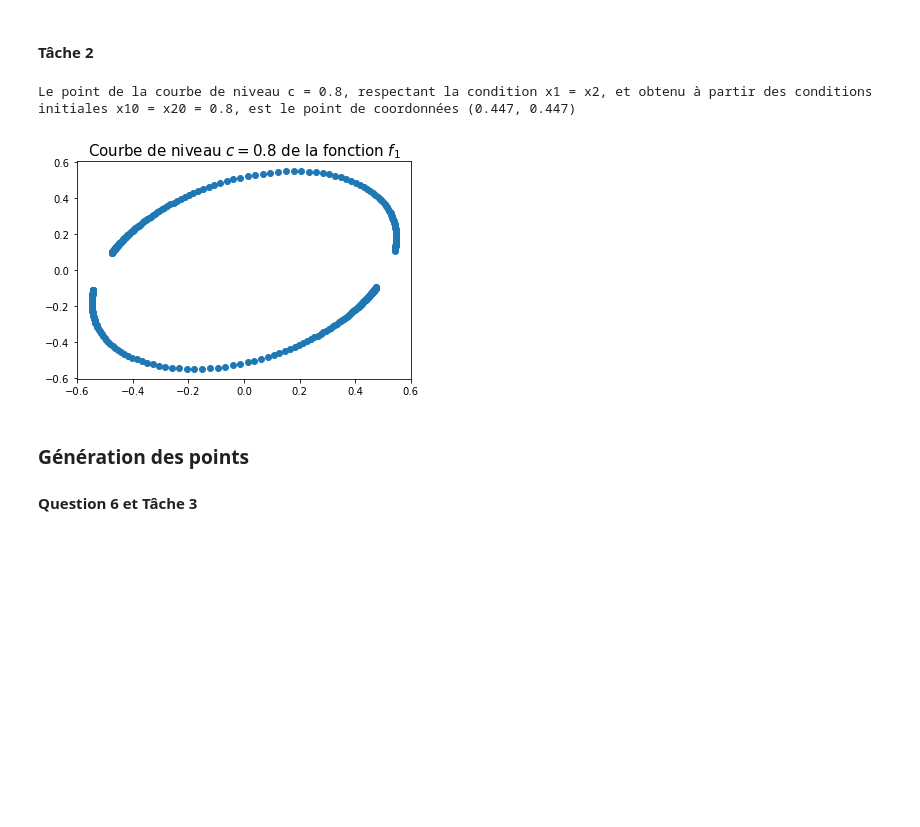
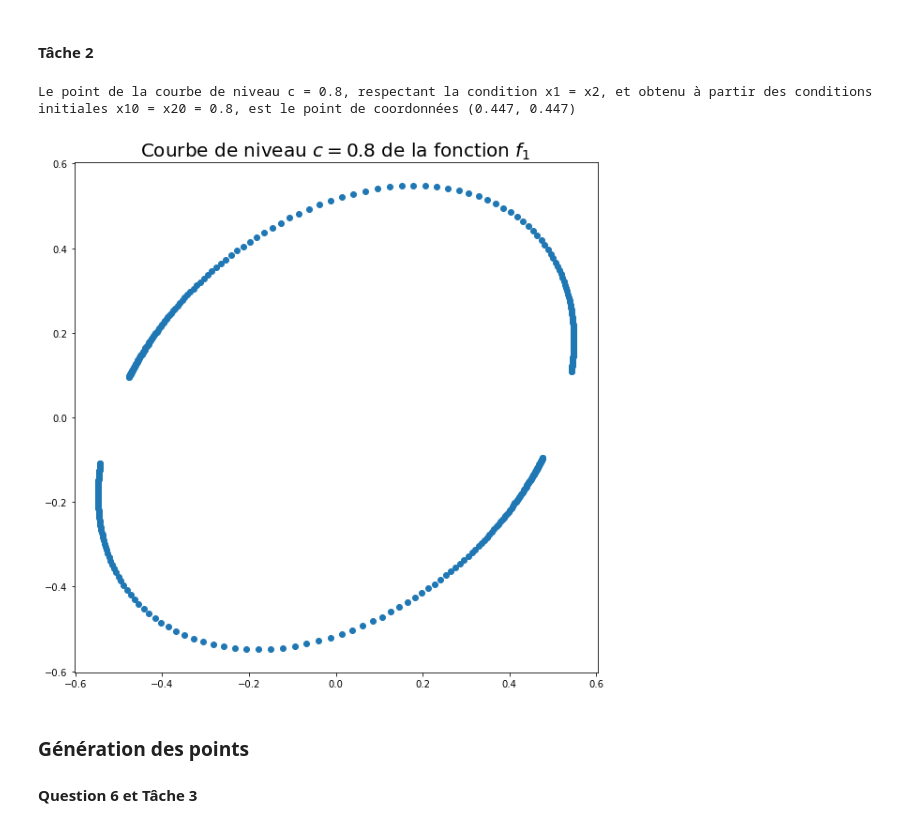
Before and after one commit to MaximeSTUDTER/devoir-courbesdeniveau, a Jupyter notebook: Courbes de niveau - Réponses.ipynb, the cells around one changed output. Drawn from its saved outputs; the diff is of its cells as text; code cells hidden in the pictures; blank space fills up the shorter version.

```diff
--- a/Courbes de niveau - Réponses.ipynb
+++ b/Courbes de niveau - Réponses.ipynb
@@ -18,6 +18,7 @@ from autograd.numpy import linalg
 
 import matplotlib as mpl
 import matplotlib.pyplot as plt
+plt.rcParams['figure.figsize'] = [10, 10]
 # %% [markdown]
 ### Différentiation automatique
 # %%
@@ -113,35 +114,35 @@ def Newton_2(F, x0, y0, eps = eps, N = N, k = 1) :
 
         return F2
 
     F_2 = F_2(F, k)
 
     return Newton(F_2, x0, y0, eps, N)
 
 def f(x, y):
     x = np.array(x)
     y = np.array(y)
     return 3.0*x*x - 2.0*x*y + 3.0*y*y - 0.8
 
 x, y = Newton_2(f, 0.8, 0.8)
 print(f"""Le point de la courbe de niveau c = 0.8, respectant la condition x1 = x2, et obtenu à partir des conditions
 initiales x10 = x20 = 0.8, est le point de coordonnées ({x:.3f}, {y:.3f})""")
 
 X = []
 Y = []
 
 for q in np.linspace(-5.0, 5.0, 200):
     x, y = Newton_2(f, 0.8, 0.8, k = q)
     x_, y_ = Newton_2(f, -0.8, -0.8, k = q)
     X.append(x) ; X.append(x_)
     Y.append(y) , Y.append(y_)
 
-plt.title('Courbe de niveau $c = 0.8$ de la fonction $f_1$', fontsize = 15)
+plt.title('Courbe de niveau $c = 0.8$ de la fonction $f_1$', fontsize = 20)
 plt.scatter(X, Y)
 plt.show()
 # %% [output]
 Le point de la courbe de niveau c = 0.8, respectant la condition x1 = x2, et obtenu à partir des conditions
 initiales x10 = x20 = 0.8, est le point de coordonnées (0.447, 0.447)
-[figure, old version]
+[figure, new version]
 # %% [markdown]
 ### Génération des points
 
```
Also changed, not shown: parts of 6 cells of this notebook.
